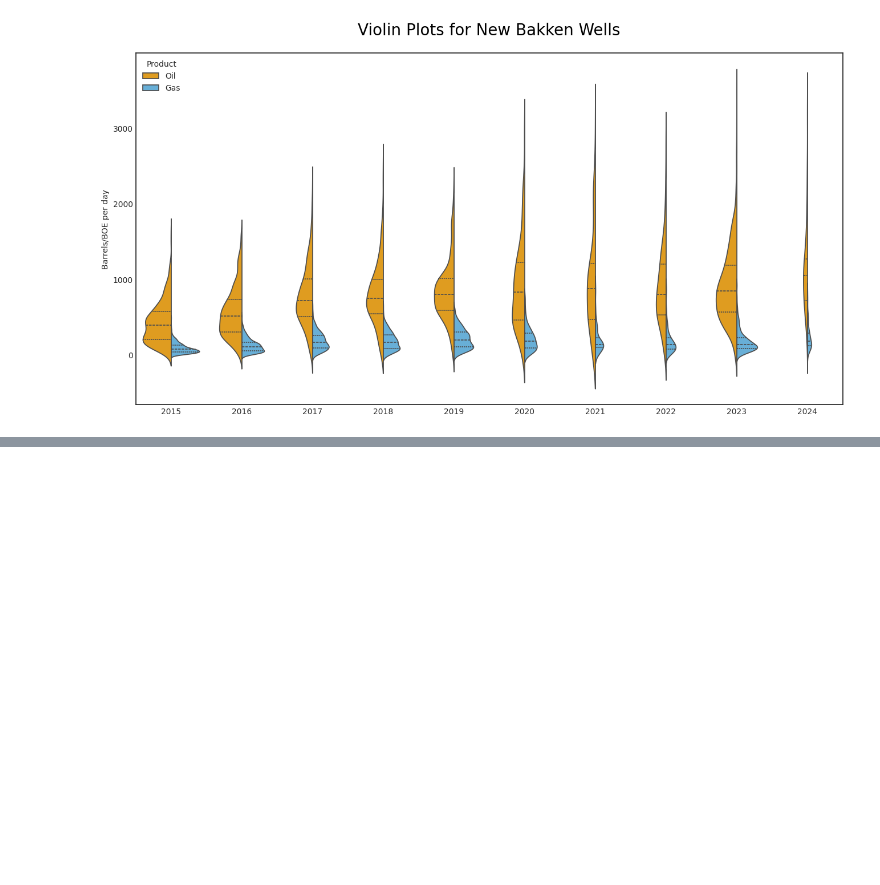
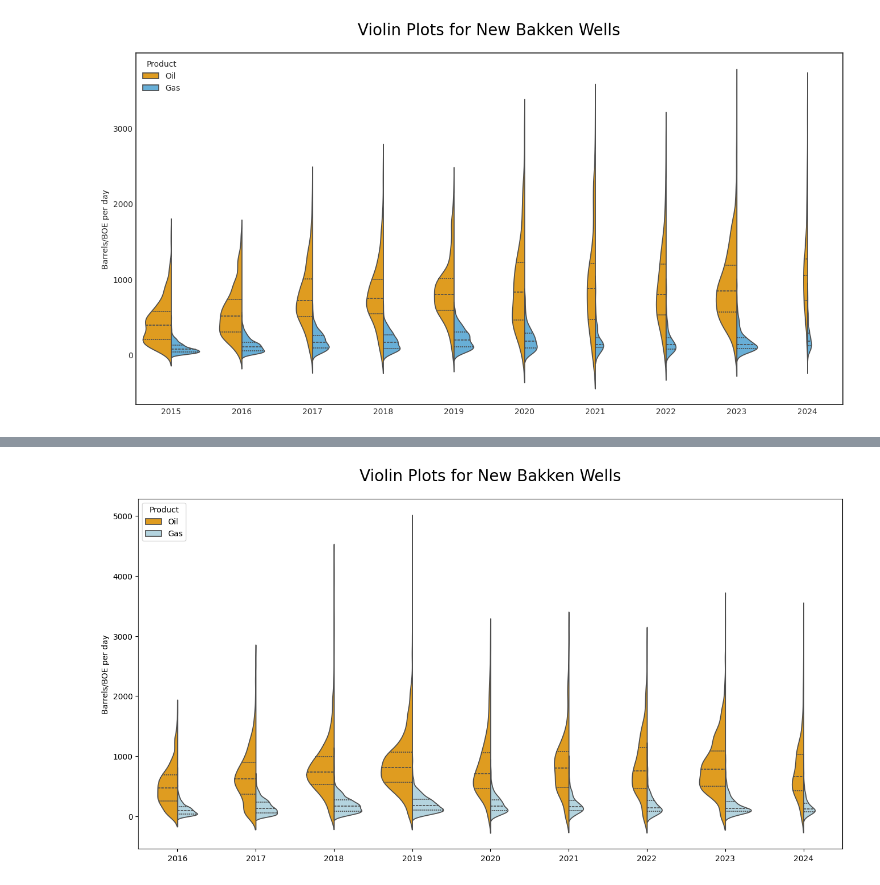
Before and after one commit to JozefSL/pyNotes, a Jupyter notebook: NorthDakota/maxPlots.ipynb, the cells around one changed output, grey strips where cells are left out. Cells and saved outputs as stored; diff of their text form; code cells hidden in the pictures; blank space fills up the shorter version.

```diff
--- a/NorthDakota/maxPlots.ipynb
+++ b/NorthDakota/maxPlots.ipynb
@@ -46,0 +151,10 @@ plt.legend(loc='upper left',title='Product');
+# %%
+dfVh = data[['Oil', 'Gas','year']][data['year'] > 2015]
+dfVmh = dfVh.melt(id_vars='year' ,var_name='Product', value_name='BOE_Flow')
+plt.title('Violin Plots for New Bakken Wells', pad=23, color='black', size=20)
+jlcolour = {"Gas": "lightblue", "Oil": "orange"}
+sns.violinplot(x="year", y='BOE_Flow', hue='Product', data=dfVmh, split=True, inner='quartile',
+    density_norm='count', palette=jlcolour).set(xlabel=None, ylabel='Barrels/BOE per day')
+plt.legend(loc='upper left',title='Product');
+# %% [output]
+[figure, added]
```
Also changed, not shown: parts of 17 cells of this notebook.
